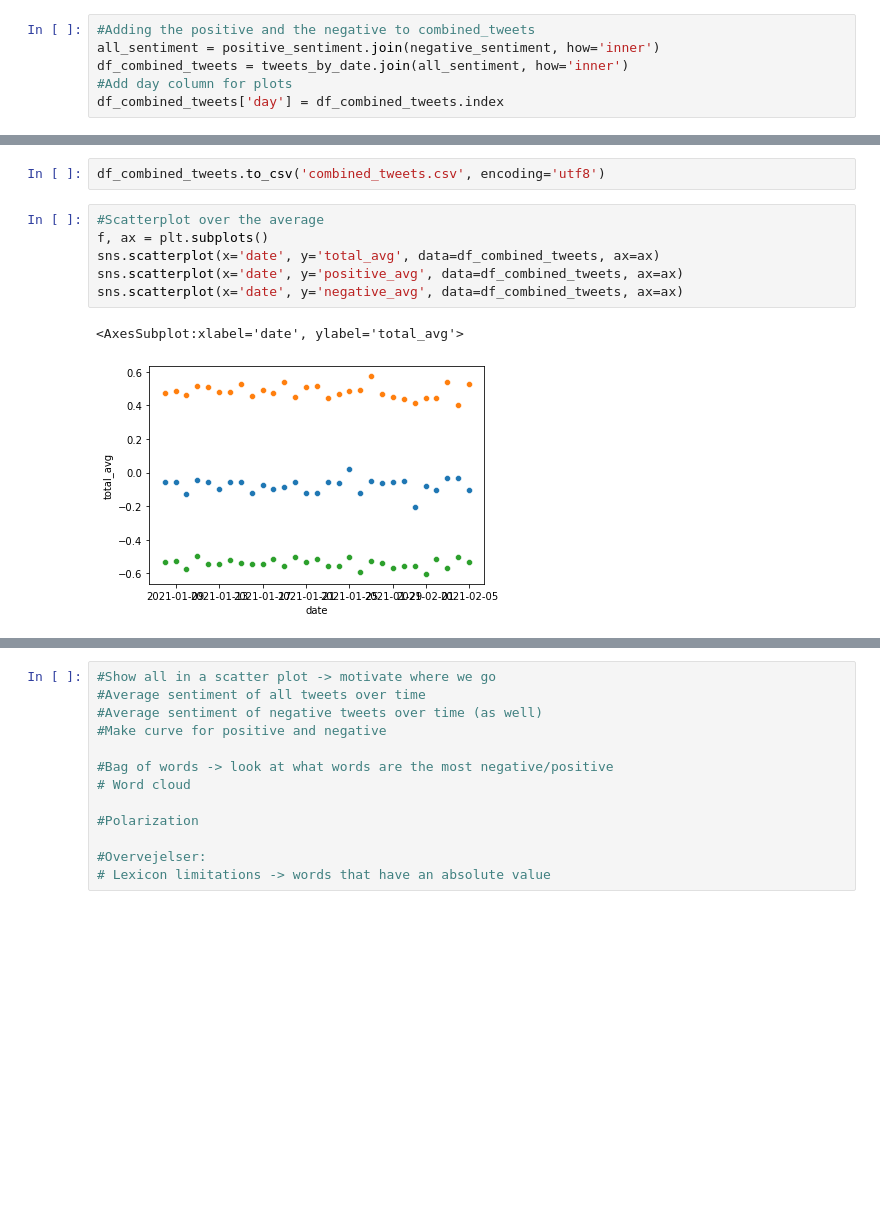
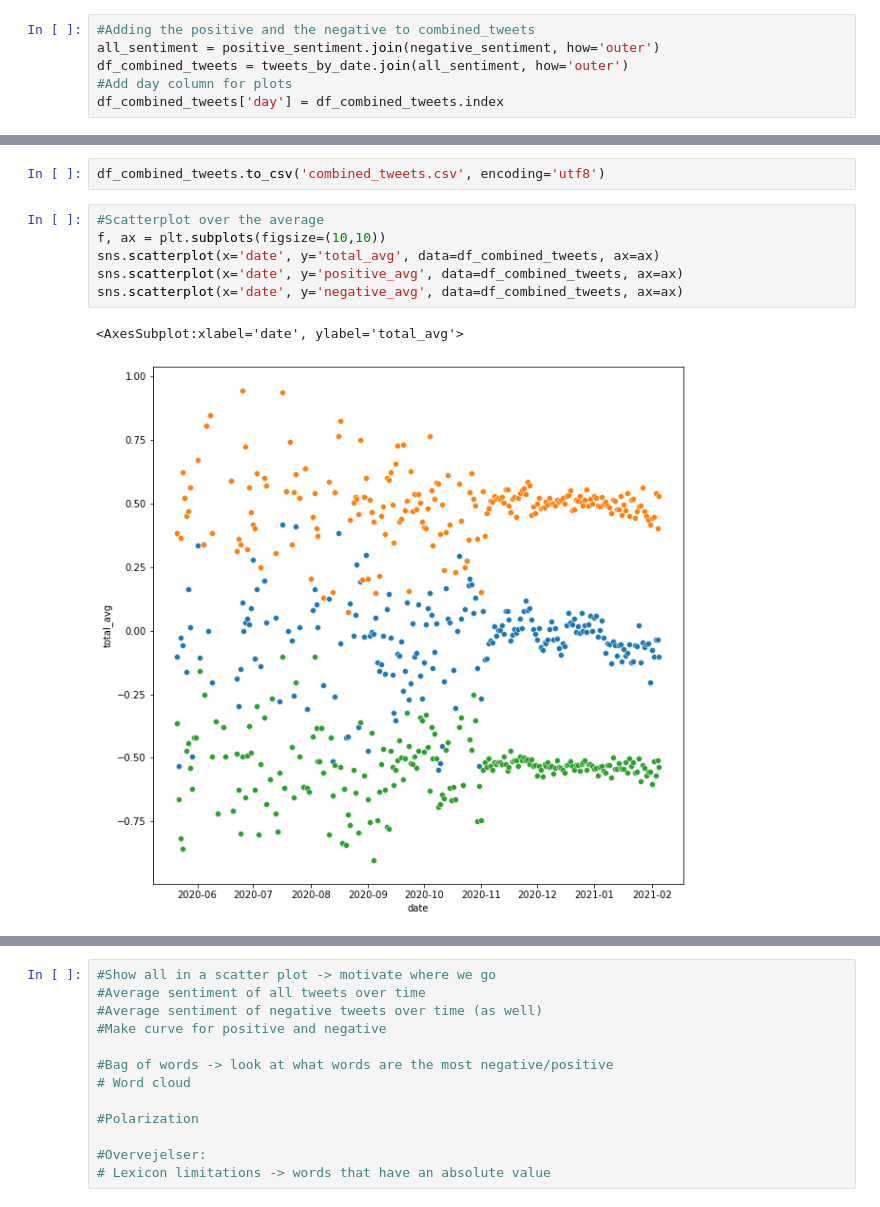
Before and after one commit to KUaugust/Group30OpenDataScience, a Jupyter notebook: twitter_scrape.ipynb, the cells around one changed output, grey strips where cells are left out. Saved outputs shown, nothing was run; the diff lists cells and outputs as text; blank space fills up the shorter version.

```diff
--- a/twitter_scrape.ipynb
+++ b/twitter_scrape.ipynb
@@ -281,8 +364,8 @@ positive_sentiment.columns = ['positive_count', 'positive_avg']
 negative_sentiment.columns = ['negative_count', 'negative_avg']
 # %%
 #Adding the positive and the negative to combined_tweets
-all_sentiment = positive_sentiment.join(negative_sentiment, how='inner')
-df_combined_tweets = tweets_by_date.join(all_sentiment, how='inner')
+all_sentiment = positive_sentiment.join(negative_sentiment, how='outer')
+df_combined_tweets = tweets_by_date.join(all_sentiment, how='outer')
 #Add day column for plots
 df_combined_tweets['day'] = df_combined_tweets.index
 # %%
@@ -310,10 +389,10 @@ df_combined_tweets
 df_combined_tweets.to_csv('combined_tweets.csv', encoding='utf8')
 # %%
 #Scatterplot over the average
-f, ax = plt.subplots()
+f, ax = plt.subplots(figsize=(10,10))
 sns.scatterplot(x='date', y='total_avg', data=df_combined_tweets, ax=ax)
 sns.scatterplot(x='date', y='positive_avg', data=df_combined_tweets, ax=ax)
 sns.scatterplot(x='date', y='negative_avg', data=df_combined_tweets, ax=ax)
 # %% [output]
 <AxesSubplot:xlabel='date', ylabel='total_avg'>
-[figure, old version]
+[figure, new version]
```
Also changed, not shown: parts of 26 cells of this notebook, 1 other file.
